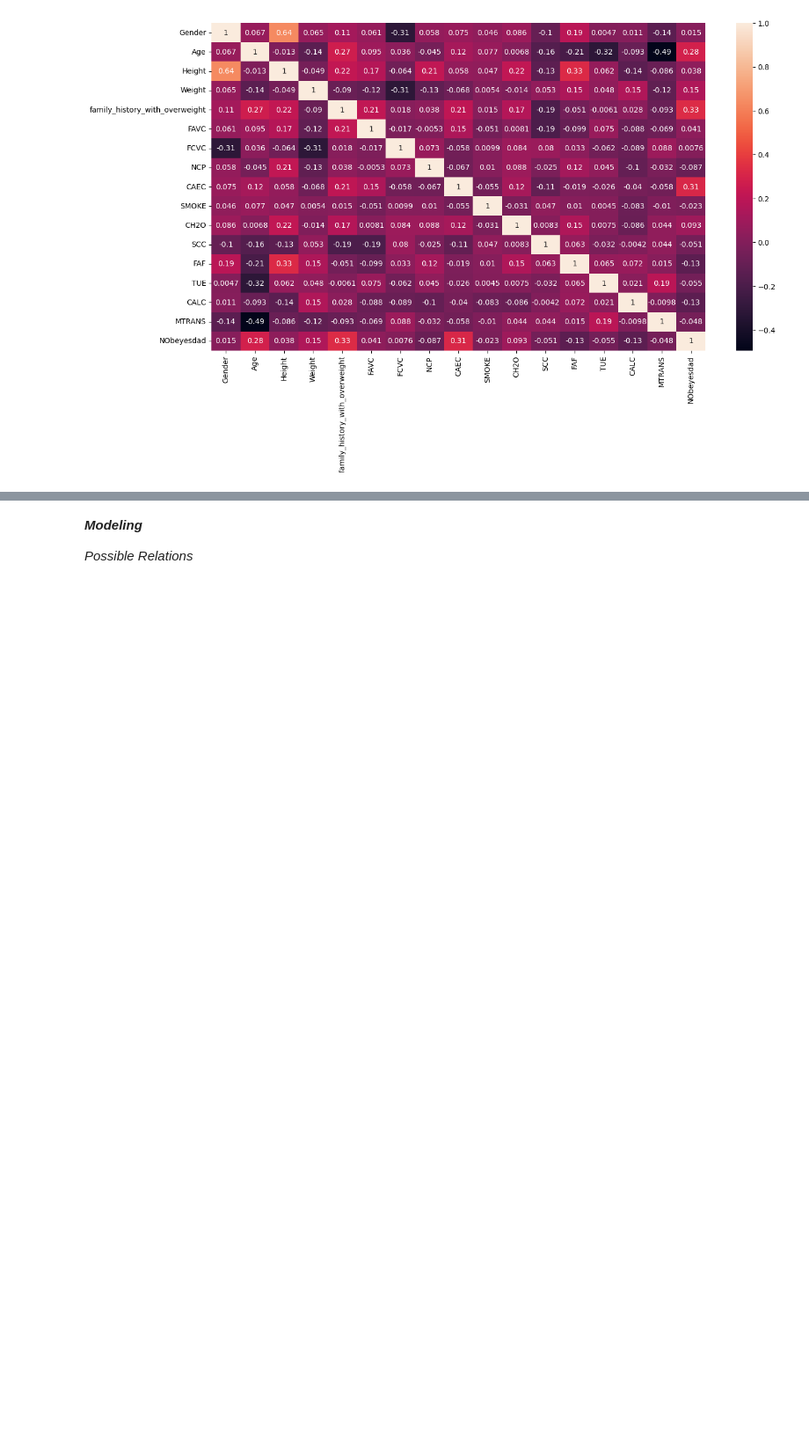
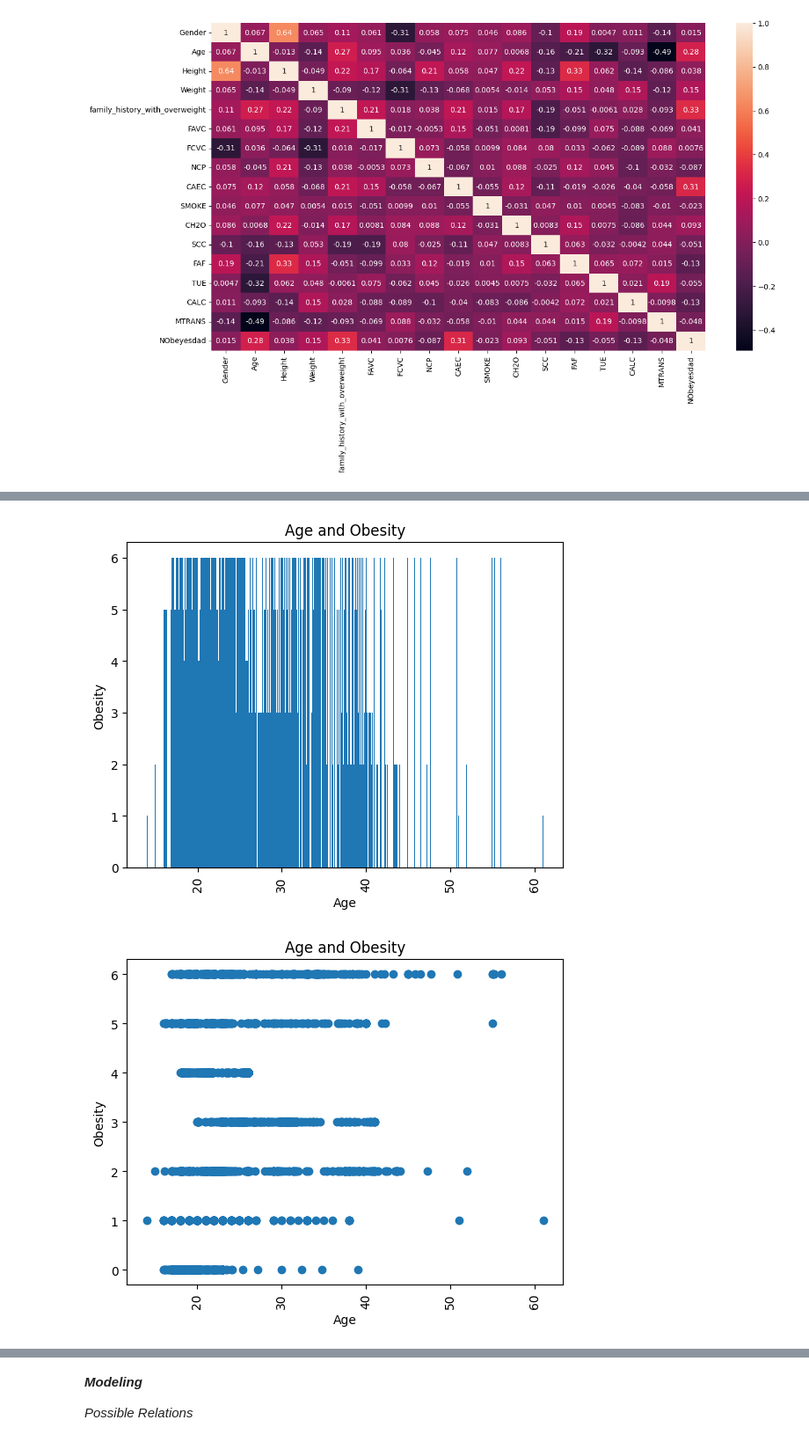
Before and after one commit to joliebao/TCS-Data-Science-Obesity, a Jupyter notebook: TCS_DataScience_Obesity.ipynb, the cells around one changed output, grey strips where cells are left out. Shown at 88% size. Cells and saved outputs as stored; diff of their text form; code cells hidden in the pictures; blank space fills up the shorter version.

Commit message:
Plots and data analysis

```diff
--- a/TCS_DataScience_Obesity.ipynb
+++ b/TCS_DataScience_Obesity.ipynb
@@ -283,0 +296,20 @@ plt.show()
+# %%
+# These are methods that help stay organized and prevent repetition of code
+# ------------------------------
+def make_bar(x_value, plot_title, x_label, size):
+    x = df[x_value]
+    plt.bar(x, y, width = size)
+    plt.xlabel(x_label)
+    plt.ylabel("Obesity")
+    plt.xticks(rotation = 90)
+    plt.title(plot_title)
+    plt.show()
+# %%
+def make_scatter(x_value, plot_title, x_label):
+    x = df[x_value]
+    plt.scatter(x, y)
+    plt.xlabel(x_label)
+    plt.ylabel("Obesity")
+    plt.xticks(rotation = 90)
+    plt.title(plot_title)
+    plt.show()
@@ -297,0 +331,6 @@ plt.show()
+# %%
+make_bar('Age', 'Age and Obesity', 'Age', 0.1)
+make_scatter('Age', 'Age and Obesity', 'Age')
+# %% [output]
+[figure, added]
+[figure, added]
```
Also changed, not shown: parts of 14 cells of this notebook.
